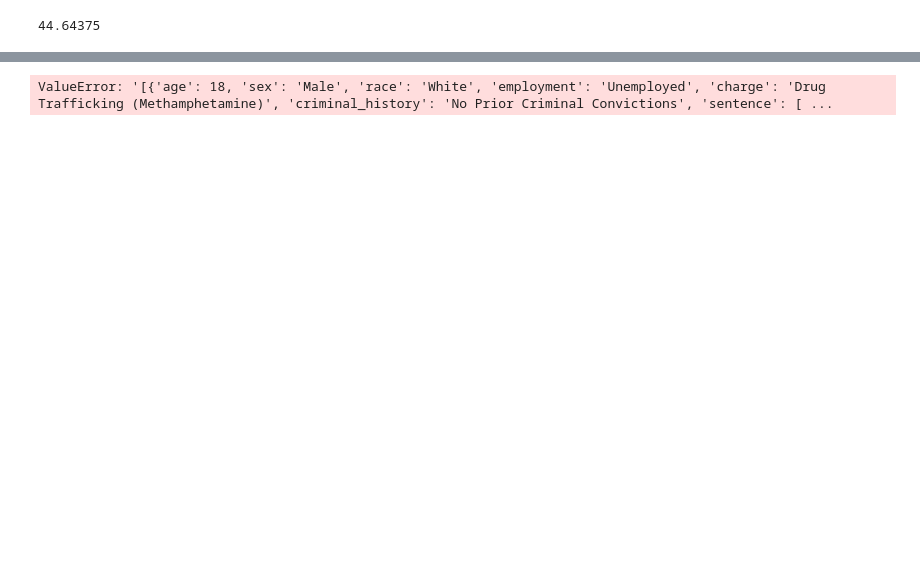
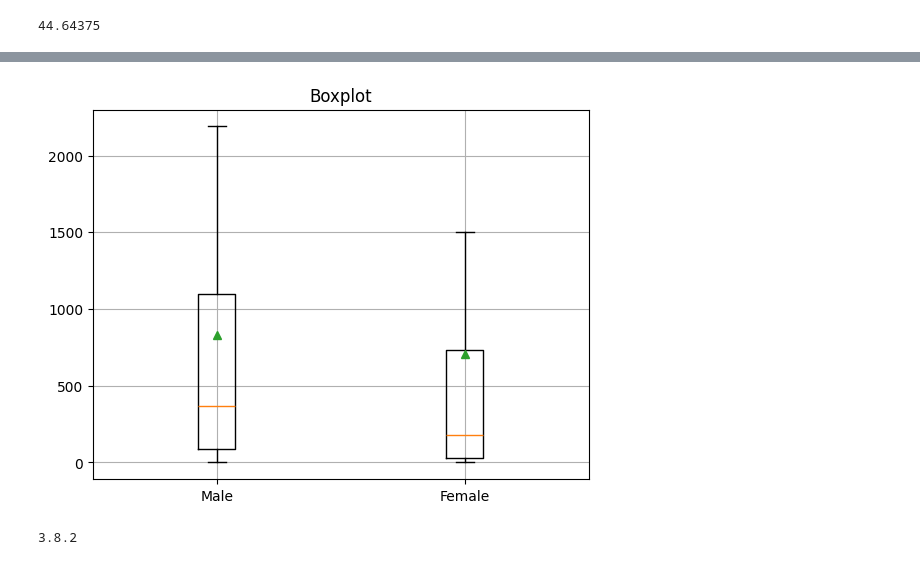
Before and after one commit to jd3162/555_proj3, a Jupyter notebook: gpt_4o_analysis copy.ipynb, the cells around one changed output, grey strips where cells are left out. Saved outputs shown, nothing was run; the diff lists cells and outputs as text; code cells hidden in the pictures; blank space fills up the shorter version.

Commit message:
Begins plotting

```diff
--- a/gpt_4o_analysis copy.ipynb
+++ b/gpt_4o_analysis copy.ipynb
@@ -173,7 +179,10 @@ print(resample_count)
-# %%
-seaborn.set(style='whitegrid')
-sentence = seaborn.load_dataset(data)
-
-seaborn.boxplot(x='race', y='sentence')
-# %% [output]
-ValueError: '[{'age': 18, 'sex': 'Male', 'race': 'White', 'employment': 'Unemployed', 'charge': 'Drug Trafficking (Methamphetamine)', 'criminal_history': 'No Prior Criminal Convictions', 'sentence': [ ...
+# %%
+sex_data = [all_sentences['Male'], all_sentences['Female']]
+# %%
+fig, ax = plt.subplots()
+ax.boxplot(sex_data, labels=['Male', 'Female',], showfliers=False, showmeans=True)
+ax.grid()
+plt.title('Boxplot')
+plt.show()
+# %% [output]
+[figure, added]
@@ -179,0 +191,4 @@ ValueError: '[{'age': 18, 'sex': 'Male', 'race': 'White', 'employment': 'Unemplo
+# %%
+print(matplotlib.__version__)
+# %% [output]
+3.8.2
```
Also changed, not shown: parts of 9 cells of this notebook.
